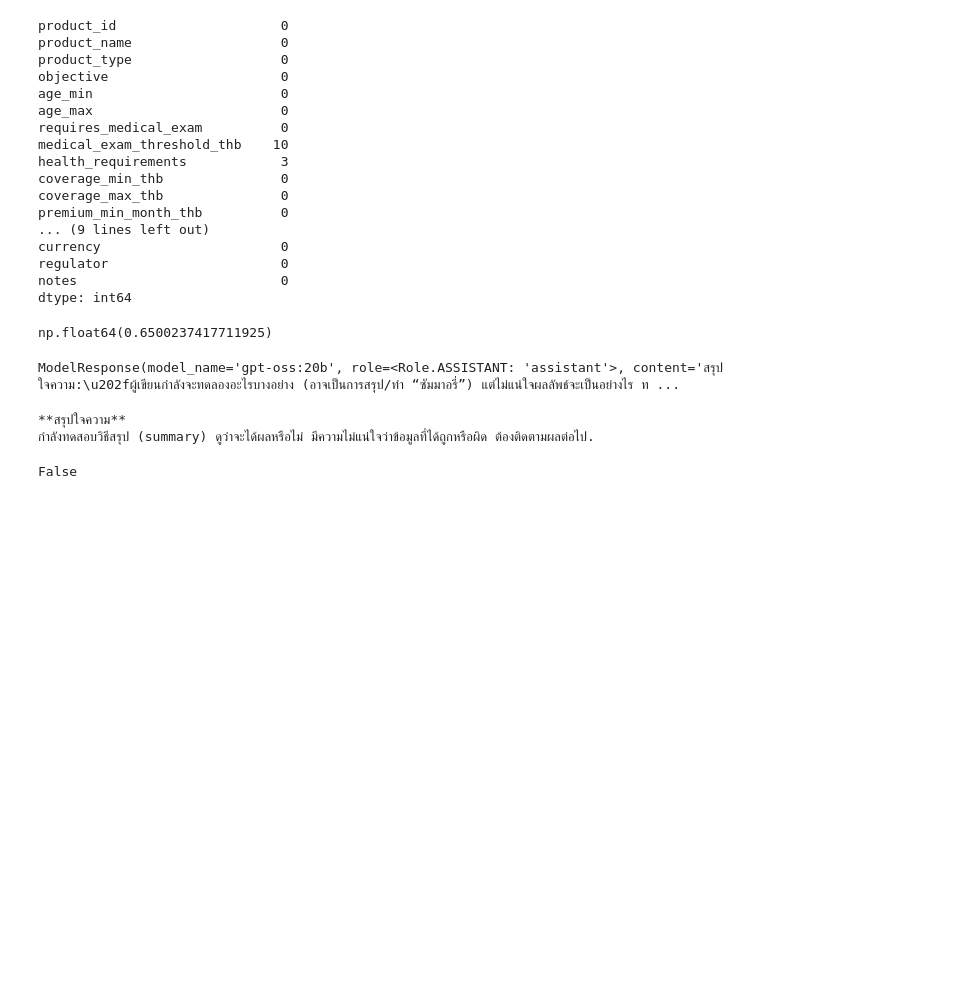
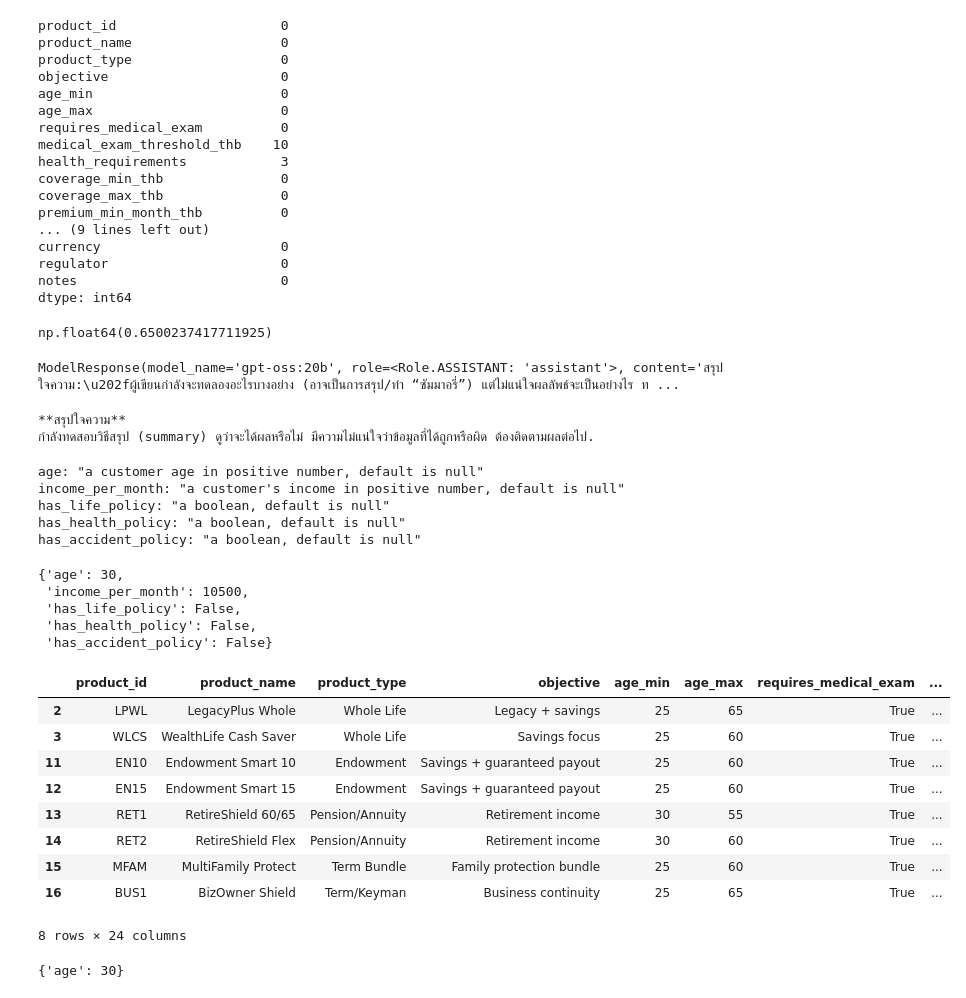
Before and after one commit to datanooblol/leonidas-hermes, a Jupyter notebook: backend/test_idea.ipynb, the cells around one changed output. Drawn from its saved outputs; the diff is of its cells as text; code cells hidden in the pictures; blank space fills up the shorter version.

Commit message:
update frontend: display transcribe, conversation summary, customer information

```diff
--- a/backend/test_idea.ipynb
+++ b/backend/test_idea.ipynb
@@ -349,7 +353,71 @@ print(response['message']['content'])
 # %% [output]
 **สรุปใจความ**
 กำลังทดสอบวิธีสรุป (summary) ดูว่าจะได้ผลหรือไม่ มีความไม่แน่ใจว่าข้อมูลที่ได้ถูกหรือผิด ต้องติดตามผลต่อไป.
-# %%
-bool([])
-# %% [output]
-False
+# %%
+from toon import encode, decode
+
+toon_str = encode(
+    dict(
+        age="a customer age in positive number, default is null",
+        income_per_month="a customer's income in positive number, default is null",
+        has_life_policy="a boolean, default is null",
+        has_health_policy="a boolean, default is null",
+        has_accident_policy="a boolean, default is null"
+    )
+)
+print(toon_str)
+# %% [output]
+age: "a customer age in positive number, default is null"
+income_per_month: "a customer's income in positive number, default is null"
+has_life_policy: "a boolean, default is null"
+has_health_policy: "a boolean, default is null"
+has_accident_policy: "a boolean, default is null"
+# %%
+from backend.websocket_tasks.extraction_task import InformationExtractionProcessor
+
+ifep = InformationExtractionProcessor(None)
+
+# text = """\
+# I'm a thirty years old, earning 10,000 per month.
+# """
+
+text = """\
+คุณสมชายอายุปีนี้อายุ 35 แล้วนะครับ แล้วรายรับต่อเดือนประมาณเท่าไหร่ครับ? ผมได้ประมาณ สี่หมื่นนิดๆ ครับ
+"""
+text = """\
+ทศสอบทดสอบตอนนี้จะทดสอบการใช้ทานสไพรส์กับคอมเมนต์ต่างให้มันดูได้ง่ายทีนี้ลูกค้านะครับ อายุสามสิบห้ามีรายได้ประจํานะครับหนึ่งหมื่นห้าพันต่อเดือนแล้วก็ยังไม่มีในตัวของประกันชิดเลยเนาะไม่มีทั้งแบบตัวสุขภาพหรือว่าตัวที่เป็นเขาเรียกว่าอะไรอุบัติเหตุด้วยครับหรือว่าเราสามารถได้ไหมว่าลูกค้าเอ็กแซคแบบแทรกแบบเนอะเหมือนมันไม่มันไม่บัตรจริงถ้า Extraเอ็กซแรต้านะครับในประจําอยู่ที่มันอยู่ทีมหมื่นห้าพันห้าพัน
+"""
+response =ifep.extract_information(text)
+response
+# %% [output]
+{'age': 30,
+ 'income_per_month': 10500,
+ 'has_life_policy': False,
+ 'has_health_policy': False,
+ 'has_accident_policy': False}
+# %%
+product_df = dataset['mock_life_insurance_products']
+def product_filter_by_customer_info(dataset=None, age=None, income_per_month=None, **kwargs):
+    mask = True
+    if age:
+        mask &= dataset['age_min'] <= age
+        mask &= dataset['age_max'] >= age
+    if income_per_month:
+        afford = income_per_month * 0.1
+        mask &= dataset['premium_min_month_thb'] <= afford
+        mask &= dataset['premium_max_month_thb'] >= afford
+    # print(mask)
+    return dataset.loc[mask,:]
+
+product_filter_by_customer_info(dataset=product_df, **response)
+# %% [output]
+|  | product_id | product_name | product_type | objective | age_min | age_max | requires_medical_exam | ... |
+| 2 | LPWL | LegacyPlus Whole | Whole Life | Legacy + savings | 25 | 65 | True | ... |
+| 3 | WLCS | WealthLife Cash Saver | Whole Life | Savings focus | 25 | 60 | True | ... |
+| 11 | EN10 | Endowment Smart 10 | Endowment | Savings + guaranteed payout | 25 | 60 | True | ... |
+| 12 | EN15 | Endowment Smart 15 | Endowment | Savings + guaranteed payout | 25 | 60 | True | ... |
+| 13 | RET1 | RetireShield 60/65 | Pension/Annuity | Retirement income | 30 | 55 | True | ... |
+| 14 | RET2 | RetireShield Flex | Pension/Annuity | Retirement income | 30 | 60 | True | ... |
+| 15 | MFAM | MultiFamily Protect | Term Bundle | Family protection bundle | 25 | 60 | True | ... |
+| 16 | BUS1 | BizOwner Shield | Term/Keyman | Business continuity | 25 | 65 | True | ... |
+8 rows × 24 columns
@@ -355,0 +432,4 @@ False
+# %%
+context.customer_information
+# %% [output]
+{'age': 30}
```
Also changed, not shown: parts of 5 cells of this notebook, 9 other files.
